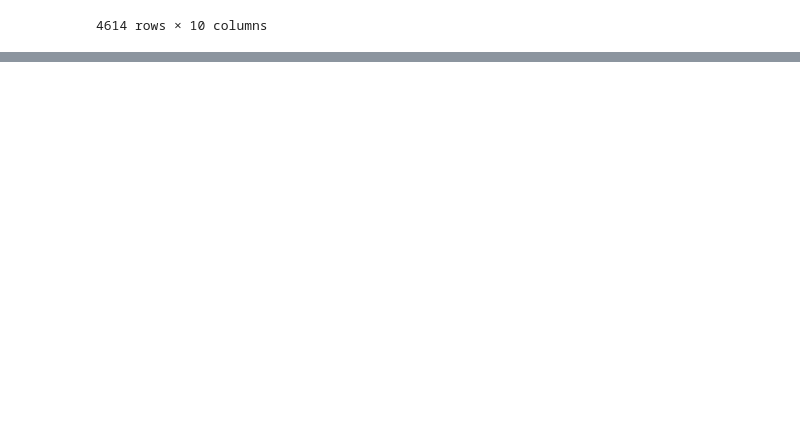
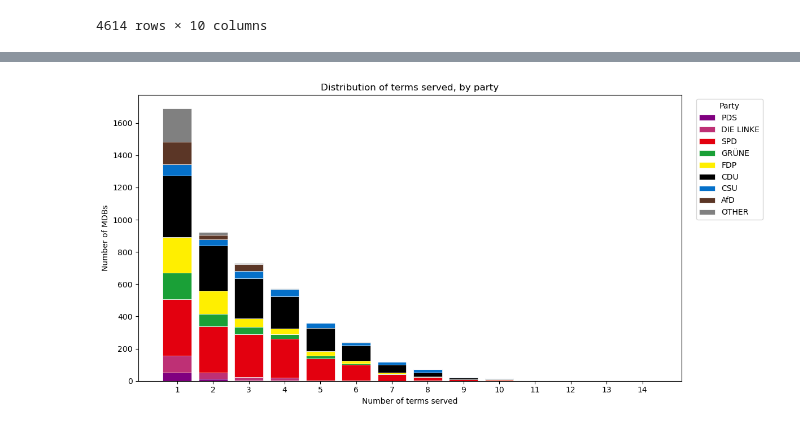
Before and after one commit to carl-lorenz/Visualization, a Jupyter notebook: Exam/1_members_of_german_parliament.ipynb, the cells around one changed output, grey strips where cells are left out. Drawn from its saved outputs; the diff is of its cells as text; code cells hidden in the pictures; blank space fills up the shorter version.

Commit message:
21.7. v1: generell unzufrieden. besonders mit plots 5 und 6.2

```diff
--- a/Exam/1_members_of_german_parliament.ipynb
+++ b/Exam/1_members_of_german_parliament.ipynb
@@ -973,0 +974,43 @@ plt.show()
+# %%
+# Number of terms (WP entries) served per person, per party
+terms_per_member_party = (
+    wp_df
+    .groupby(['ID', 'Party'])['WP']
+    .nunique()
+    .rename('n_terms')
+    .reset_index()
+)
+
+party_order = [p for p in party_colours if p in terms_per_member_party['Party'].unique()]
+
+max_terms = terms_per_member_party['n_terms'].max()
+bins = range(1, max_terms + 2)  # integer bins: 1,2,3,...,max_terms
+
+fig, ax = plt.subplots(figsize=(12, 6))
+
+bottom = np.zeros(max_terms)
+for party in party_order:
+    vals = terms_per_member_party.loc[terms_per_member_party['Party'] == party, 'n_terms']
+    counts, _ = np.histogram(vals, bins=bins)
+    ax.bar(
+        range(1, max_terms + 1),
+        counts,
+        bottom=bottom,
+        color=party_colours[party],
+        label=party,
+        width=0.8,
+        edgecolor='white',
+        linewidth=0.5
+    )
+    bottom += counts
+
+ax.set_xlabel('Number of terms served')
+ax.set_ylabel('Number of MDBs')
+ax.set_title('Distribution of terms served, by party')
+ax.set_xticks(range(1, max_terms + 1))
+ax.legend(title='Party', bbox_to_anchor=(1.02, 1), loc='upper left')
+
+plt.tight_layout()
+plt.show()
+# %% [output]
+[figure, added]
```
Also changed, not shown: parts of 1 cell of this notebook.
